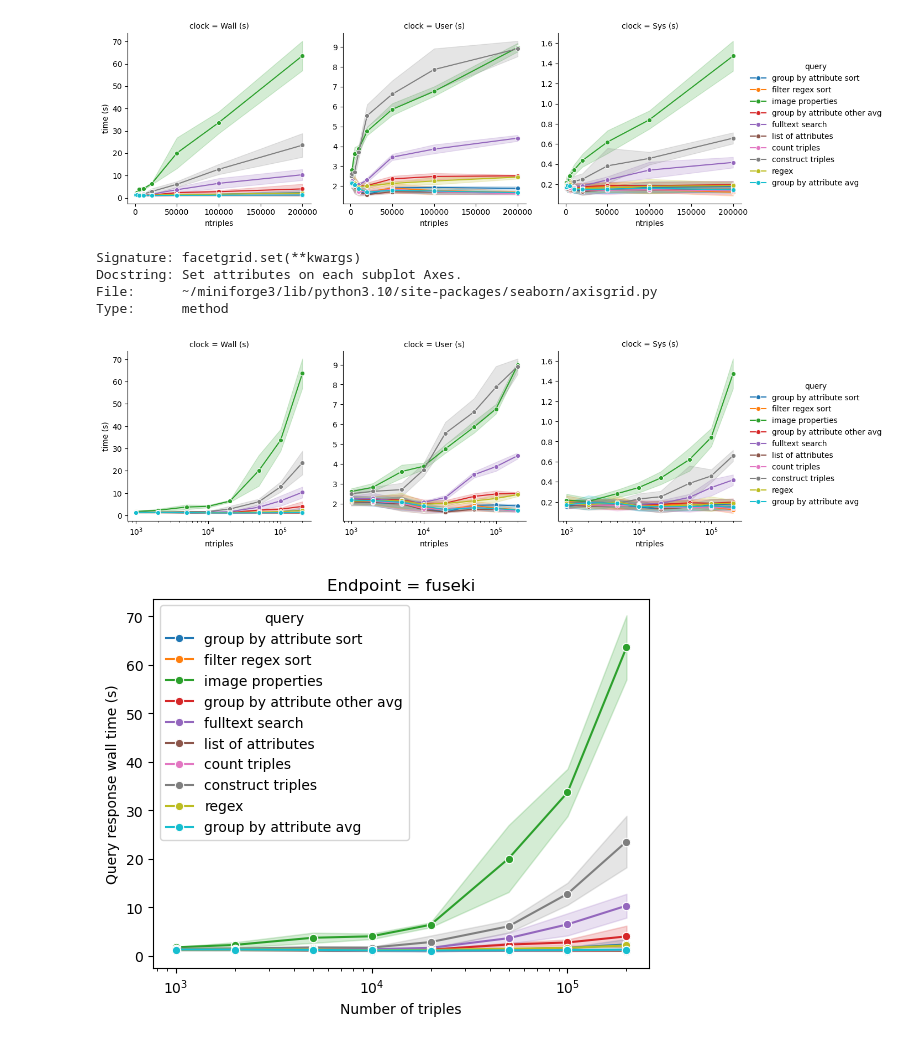
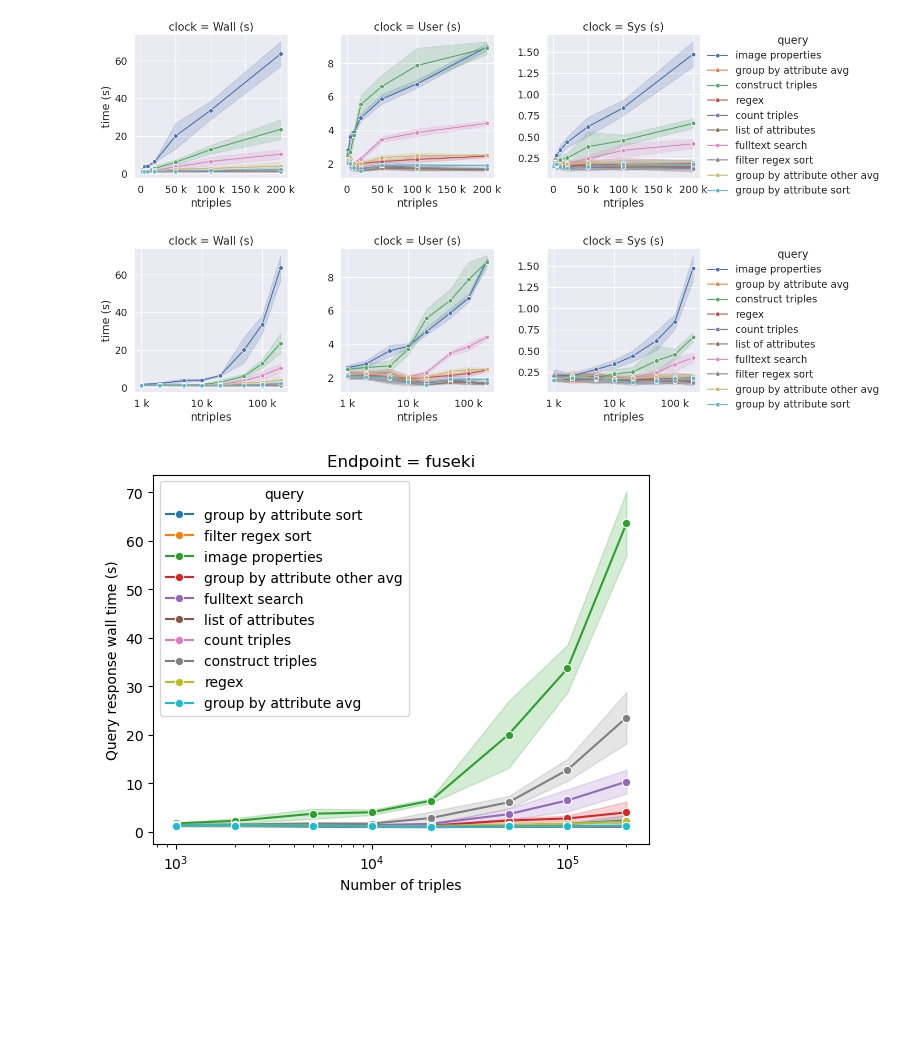
Before and after one commit to NFDI4BIOIMAGE/omero-kg-benchmark, a Jupyter notebook: queries/20241211T102000_analyze_timings_graphsize.ipynb, the cells around one changed output. Saved outputs shown, nothing was run; the diff lists cells and outputs as text; code cells hidden in the pictures; blank space fills up the shorter version.

```diff
--- a/queries/20241211T102000_analyze_timings_graphsize.ipynb
+++ b/queries/20241211T102000_analyze_timings_graphsize.ipynb
@@ -105,22 +105,21 @@ Subclasses:
 # %%
 facetgrid = seaborn.FacetGrid(data=data, col='clock', hue='query', sharey=False, height=4 )
 facetgrid.map_dataframe( seaborn.lineplot,
               data=data,
                     x='ntriples',
                     y='time (s)',
                     marker='o',
                     estimator='mean',
                     errorbar='sd',
                     )
 facetgrid.add_legend()
+seaborn.set(font_scale=1.25)
 
-facetgrid.savefig("saved_runs/20241211T102000/fuseki_clock_vs_ntriples_linear.png")
+x_formatter = mpl.ticker.EngFormatter()
+facetgrid.axes[0][0].xaxis.set_major_formatter(x_formatter)
+# facetgrid.savefig("saved_runs/20241211T102000/fuseki_clock_vs_ntriples_linear.png")
 # %% [output]
-[figure, old version]
+[figure, new version]
-Signature: facetgrid.set(**kwargs)
-Docstring: Set attributes on each subplot Axes.
-File:      ~/miniforge3/lib/python3.10/site-packages/seaborn/axisgrid.py
-Type:      method
 # %%
 facetgrid = seaborn.FacetGrid(data=data, col='clock', hue='query', sharey=False, height=4 )
 facetgrid.map_dataframe( seaborn.lineplot,
@@ -133,7 +132,10 @@ facetgrid.map_dataframe( seaborn.lineplot,
                     )
 facetgrid.add_legend()
 facetgrid.set(xscale='log')
+seaborn.set(font_scale=1.25)
+# facetgrid.savefig("saved_runs/20241211T102000/fuseki_clock_vs_ntriples_log.png")
 
-facetgrid.savefig("saved_runs/20241211T102000/fuseki_clock_vs_ntriples_log.png")
+x_formatter = mpl.ticker.EngFormatter()
+facetgrid.axes[0][0].xaxis.set_major_formatter(x_formatter)
 # %% [output]
-[figure, old version]
+[figure, new version]
```
Also changed, not shown: parts of 3 cells of this notebook, 3 other files.
